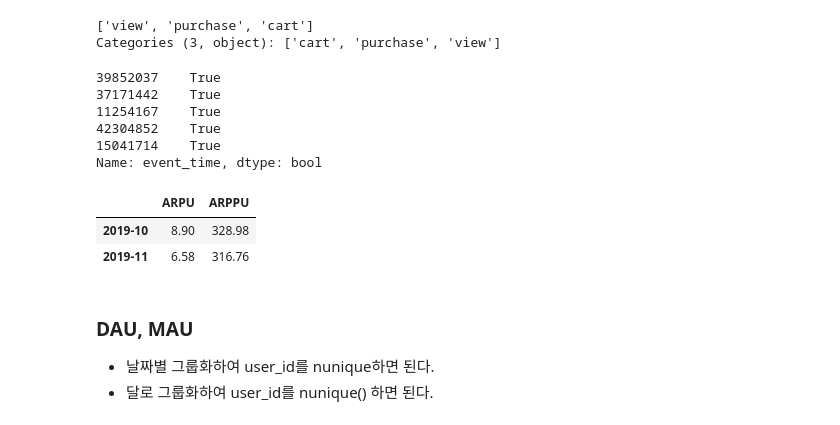
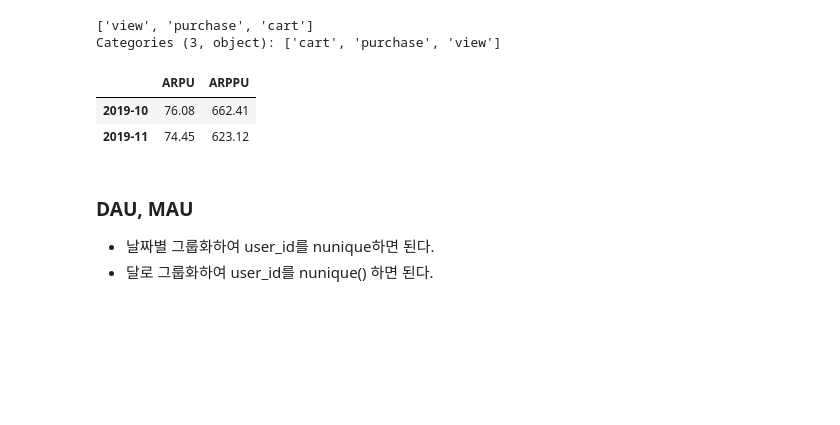
Before and after one commit to stonesteel0606/eCommerce_behavior_data_analysis, a Jupyter notebook: DAU_MAU_ARPU_ARPPU.ipynb, the cells around one changed output. Saved outputs shown, nothing was run; the diff lists cells and outputs as text; code cells hidden in the pictures; blank space fills up the shorter version.

Commit message:
'feat/Analysis_dau_mou_arpu_arppu'

```diff
--- a/DAU_MAU_ARPU_ARPPU.ipynb
+++ b/DAU_MAU_ARPU_ARPPU.ipynb
@@ -66,3 +65,0 @@ df_oct.shape, df_nov.shape
-# %%
-df_oct = df_oct.sample(1000000)
-df_nov = df_nov.sample(1000000)
@@ -100,45 +92,31 @@ df['event_type'].unique()
 # %% [output]
 ['view', 'purchase', 'cart']
 Categories (3, object): ['cart', 'purchase', 'view']
-# %%
-df['event_time'].head(5).astype(str).str[:7] == '2019-10'
-# %% [output]
-39852037    True
-37171442    True
-11254167    True
-42304852    True
-15041714    True
-Name: event_time, dtype: bool
 # %%
-df_temp = pd.DataFrame({'ARPU': [0, 0],
+# ARPU, ARPPU dataframe 생성
+df_arpu_arppu = pd.DataFrame({'ARPU': [0, 0],
                         'ARPPU':[0, 0]},
                        index=['2019-10', '2019-11'])
 # %%
 # ARPU
-df_temp.iloc[0, 0] = (df.loc[(df['event_time'].astype(str).str[:7] == '2019-10')
-                            &(df['event_type'] == 'purchase'), 'price'].sum() /
-                      df.loc[df['event_time'].astype(str).str[:7] == '2019-10', 'user_id'].nunique())
+df_arpu_arppu.iloc[0, 0] = (df_oct.loc[df_oct['event_type'] == 'purchase', 'price'].sum() /
+                            df_oct['user_id'].nunique())
 
-df_temp.iloc[1, 0] = (df.loc[(df['event_time'].astype(str).str[:7] == '2019-11')
-                            &(df['event_type'] == 'purchase'), 'price'].sum() /
-                      df.loc[df['event_time'].astype(str).str[:7] == '2019-11', 'user_id'].nunique())
+df_arpu_arppu.iloc[1, 0] = (df_nov.loc[df_nov['event_type'] == 'purchase', 'price'].sum() /
+                            df_nov['user_id'].nunique())
 # %%
 # ARPPU
-df_temp.iloc[0, 1] = (df.loc[(df['event_time'].astype(str).str[:7] == '2019-10')
-                            &(df['event_type'] == 'purchase'), 'price'].sum() /
-                      df.loc[(df['event_time'].astype(str).str[:7] == '2019-10')&
-                             (df['event_type'] == 'purchase'), 'user_id'].nunique())
+df_arpu_arppu.iloc[0, 1] = (df_oct.loc[df_oct['event_type'] == 'purchase', 'price'].sum() /
+                            df_oct.loc[df_oct['event_type'] == 'purchase','user_id'].nunique())
 
-df_temp.iloc[1, 1] = (df.loc[(df['event_time'].astype(str).str[:7] == '2019-11')
-                            &(df['event_type'] == 'purchase'), 'price'].sum() /
-                      df.loc[(df['event_time'].astype(str).str[:7] == '2019-11')&
-                             (df['event_type'] == 'purchase'), 'user_id'].nunique())
+df_arpu_arppu.iloc[1, 1] = (df_nov.loc[df_nov['event_type'] == 'purchase', 'price'].sum() /
+                            df_nov.loc[df_nov['event_type'] == 'purchase','user_id'].nunique())
 # %%
-df_temp.round(2)
+df_arpu_arppu.round(2)
 # %% [output]
 |  | ARPU | ARPPU |
-| 2019-10 | 8.90 | 328.98 |
-| 2019-11 | 6.58 | 316.76 |
+| 2019-10 | 76.08 | 662.41 |
+| 2019-11 | 74.45 | 623.12 |
 # %% [markdown]
 ### DAU, MAU
 - 날짜별 그룹화하여 user_id를 nunique하면 된다.
```
Also changed, not shown: parts of 15 cells of this notebook.
